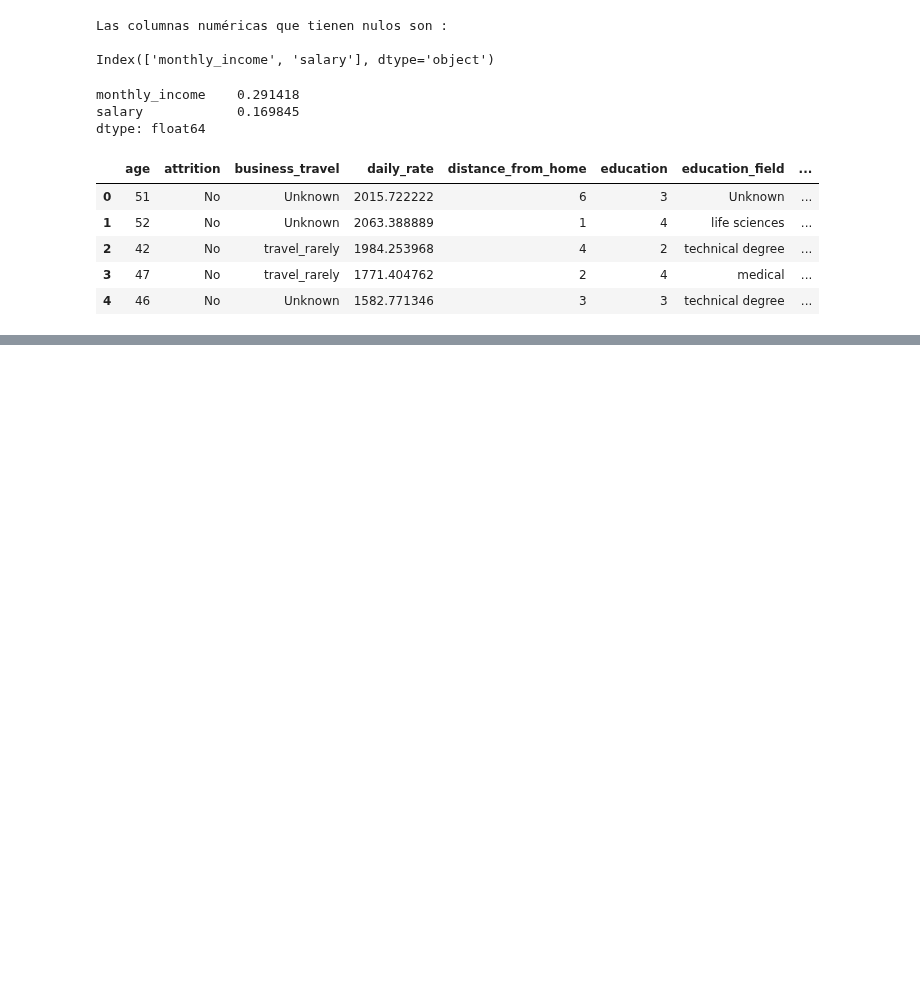
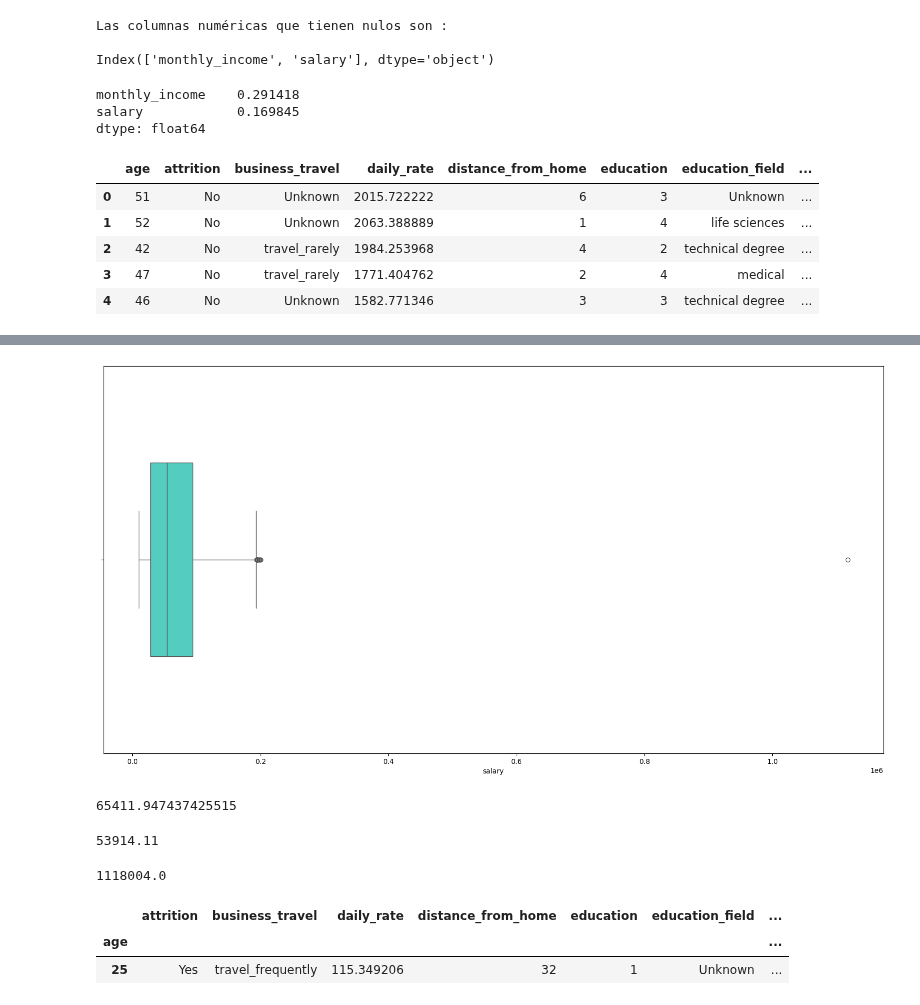
Before and after one commit to VeroSanchezO/proyecto-da-promo-k-modulo-3-team-5, a Jupyter notebook: Fase_2_Transformación de los datos.ipynb, the cells around one changed output, grey strips where cells are left out. Drawn from its saved outputs; the diff is of its cells as text; code cells hidden in the pictures; blank space fills up the shorter version.

```diff
--- a/Fase_2.ipynb
+++ b/Fase_2_Transformación de los datos.ipynb
@@ -581,0 +586,3 @@ df_2.head()
+# %%
+df_clean = pd.read_csv("df_clean.csv", index_col=0)
+df_clean.head()
@@ -581,0 +597,27 @@ df_2.head()
+# %%
+fig, axes = plt.subplots(nrows = 1, ncols = 1, figsize = (20, 10))
+
+sns.boxplot(x = "salary",
+            data = df_clean,
+            width = 0.5,
+            color = "turquoise");
+# %% [output]
+[figure, added]
+# %%
+df_clean["salary"].mean()
+# %% [output]
+65411.947437425515
+# %%
+df_clean["salary"].median()
+# %% [output]
+53914.11
+# %%
+df_clean["salary"].max()
+# %% [output]
+1118004.0
+# %%
+df_clean[df_clean["salary"]== 1118004.0]
+# %% [output]
+|  | attrition | business_travel | daily_rate | distance_from_home | education | education_field | ... |
+| age |  |  |  |  |  |  | ... |
+| 25 | Yes | travel_frequently | 115.349206 | 32 | 1 | Unknown | ... |
```
Also changed, not shown: parts of 9 cells of this notebook, 1 other file.
